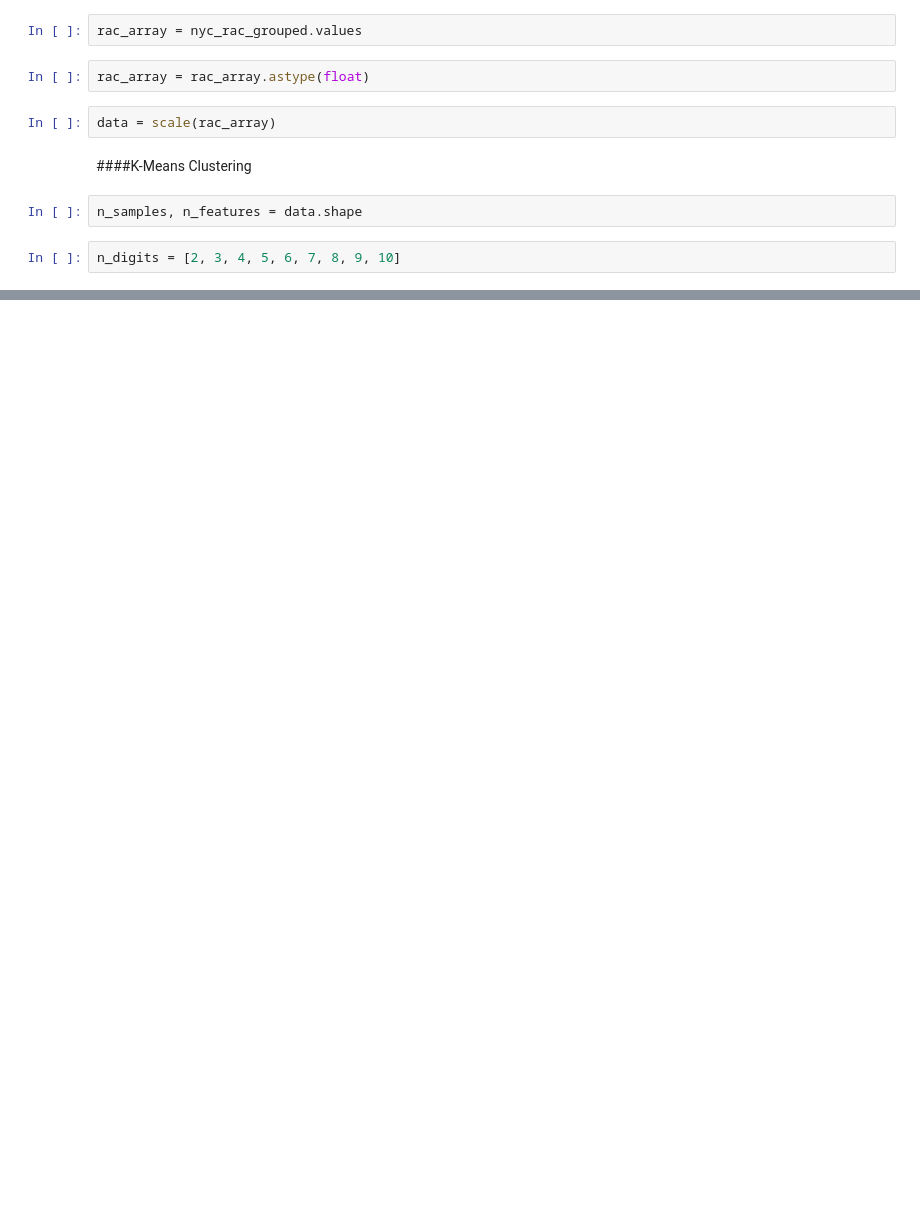
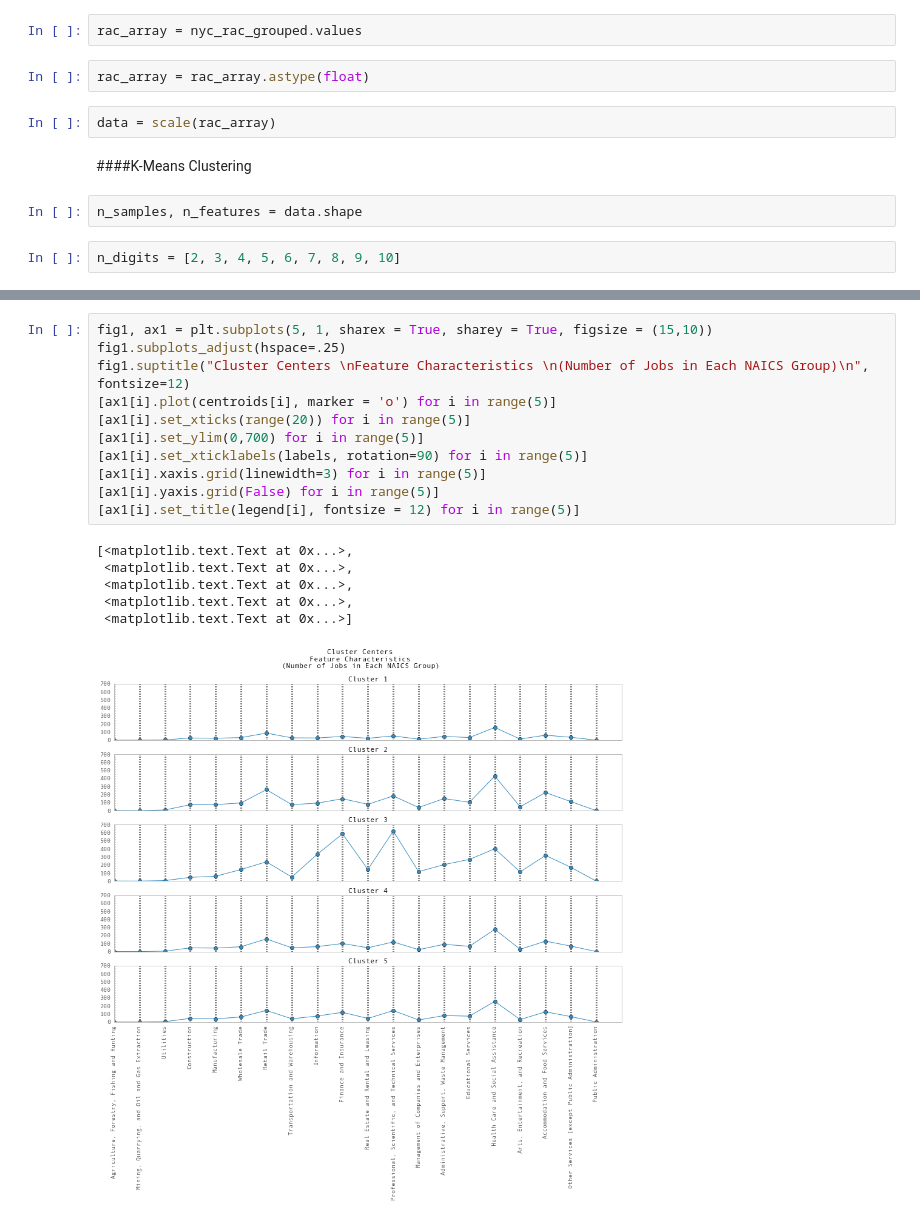
Before and after one commit to gdobler/nycem, a Jupyter notebook: Lodes/Lode_Clusters.ipynb, the cells around one changed output, grey strips where cells are left out. Drawn from its saved outputs; the diff is of its cells as text; blank space fills up the shorter version.

```diff
--- a/Lodes/Lode_Clusters.ipynb
+++ b/Lodes/Lode_Clusters.ipynb
@@ -51,0 +140,18 @@ n_digits = [2, 3, 4, 5, 6, 7, 8, 9, 10]
+# %%
+fig1, ax1 = plt.subplots(5, 1, sharex = True, sharey = True, figsize = (15,10))
+fig1.subplots_adjust(hspace=.25)
+fig1.suptitle("Cluster Centers \nFeature Characteristics \n(Number of Jobs in Each NAICS Group)\n", fontsize=12)
+[ax1[i].plot(centroids[i], marker = 'o') for i in range(5)]
+[ax1[i].set_xticks(range(20)) for i in range(5)]
+[ax1[i].set_ylim(0,700) for i in range(5)]
+[ax1[i].set_xticklabels(labels, rotation=90) for i in range(5)]
+[ax1[i].xaxis.grid(linewidth=3) for i in range(5)]
+[ax1[i].yaxis.grid(False) for i in range(5)]
+[ax1[i].set_title(legend[i], fontsize = 12) for i in range(5)]
+# %% [output]
+[<matplotlib.text.Text at 0x...>,
+ <matplotlib.text.Text at 0x...>,
+ <matplotlib.text.Text at 0x...>,
+ <matplotlib.text.Text at 0x...>,
+ <matplotlib.text.Text at 0x...>]
+[figure, added]
```
Also changed, not shown: parts of 26 cells of this notebook.
